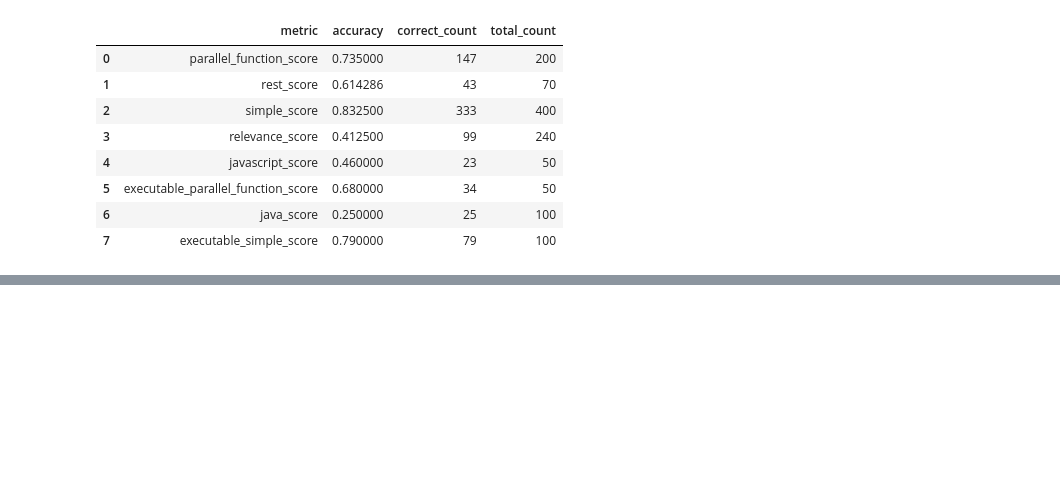
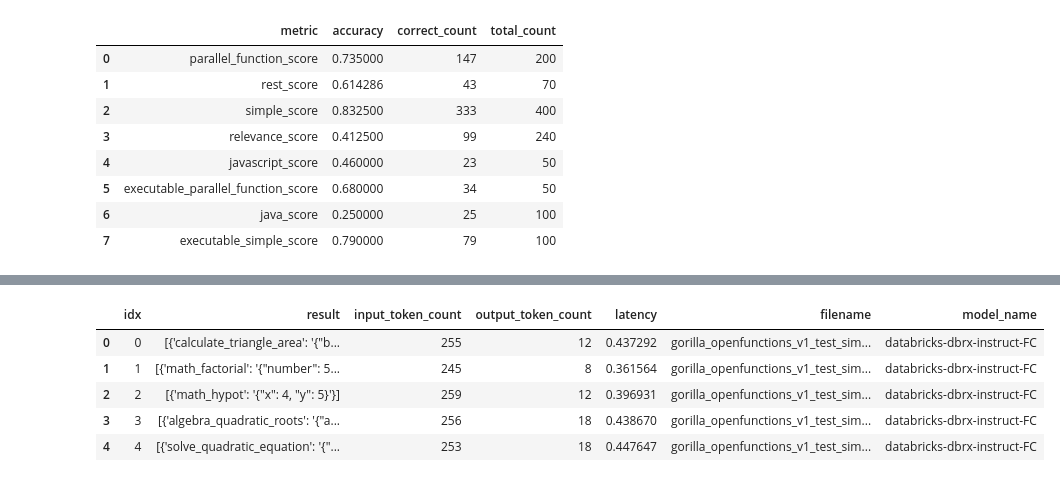
Before and after one commit to ksreenivasan/gorilla, a Jupyter notebook: berkeley-function-call-leaderboard/kartik_results_parser.ipynb, the cells around one changed output, grey strips where cells are left out. Cells and saved outputs as stored; diff of their text form; code cells hidden in the pictures; blank space fills up the shorter version.

```diff
--- a/berkeley-function-call-leaderboard/kartik_results_parser.ipynb
+++ b/berkeley-function-call-leaderboard/kartik_results_parser.ipynb
@@ -110,0 +264,9 @@ java_score                               | 0.0   | 0.25
+# %%
+dbrx_fc_results.head()
+# %% [output]
+|  | idx | result | input_token_count | output_token_count | latency | filename | model_name |
+| 0 | 0 | [{'calculate_triangle_area': '{"b... | 255 | 12 | 0.437292 | gorilla_openfunctions_v1_test_sim... | databricks-dbrx-instruct-FC |
+| 1 | 1 | [{'math_factorial': '{"number": 5... | 245 | 8 | 0.361564 | gorilla_openfunctions_v1_test_sim... | databricks-dbrx-instruct-FC |
+| 2 | 2 | [{'math_hypot': '{"x": 4, "y": 5}'}] | 259 | 12 | 0.396931 | gorilla_openfunctions_v1_test_sim... | databricks-dbrx-instruct-FC |
+| 3 | 3 | [{'algebra_quadratic_roots': '{"a... | 256 | 18 | 0.438670 | gorilla_openfunctions_v1_test_sim... | databricks-dbrx-instruct-FC |
+| 4 | 4 | [{'solve_quadratic_equation': '{"... | 253 | 18 | 0.447647 | gorilla_openfunctions_v1_test_sim... | databricks-dbrx-instruct-FC |
```
Also changed, not shown: parts of 13 cells of this notebook, 3 other files.
